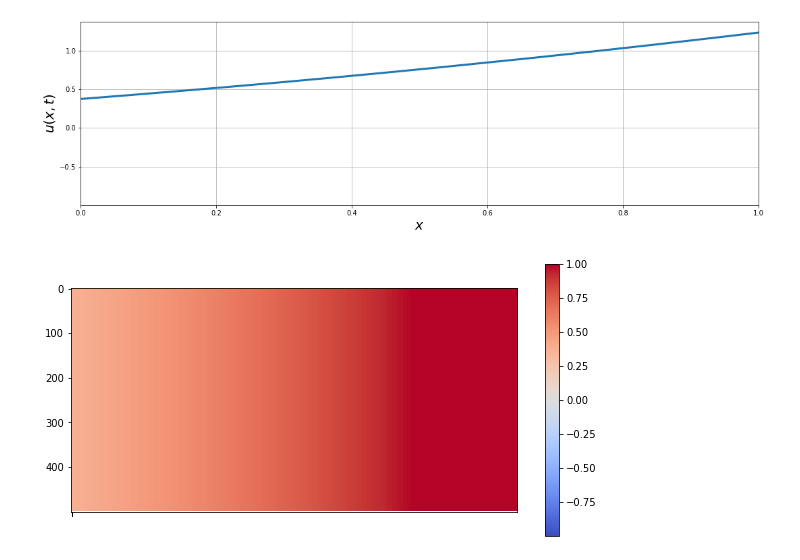
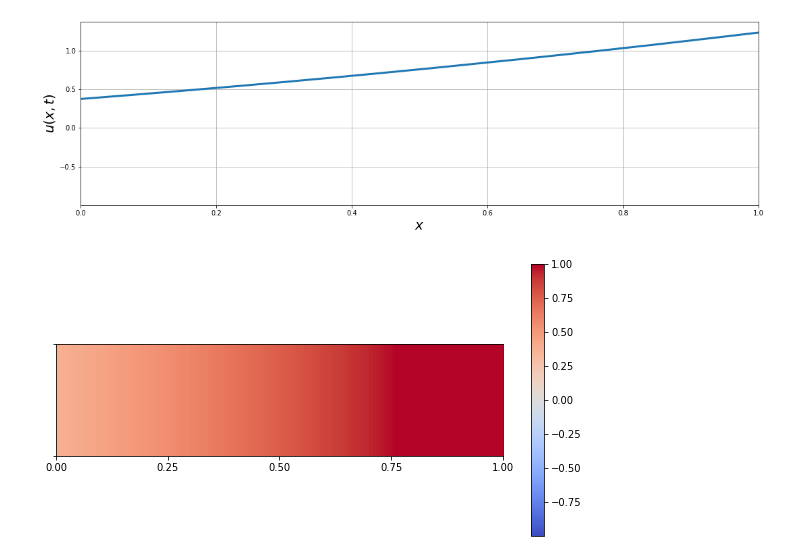
Before and after one commit to derzhavin3016/CompMath, a Jupyter notebook: Lab10/Lab10.ipynb, the cells around one changed output. Saved outputs shown, nothing was run; the diff lists cells and outputs as text; code cells hidden in the pictures.

```diff
--- a/Lab10/Lab10.ipynb
+++ b/Lab10/Lab10.ipynb
@@ -166,21 +166,22 @@ anim.save('solution.gif', writer='imagemagick')
 # %% [output]
 [figure]
 # %%
-fr_am = 60
+fr_am = 50
 fg = plt.figure(figsize=(10, 5))
 ax = plt.axes()
 heat = np.array([u[0] for i in range(int(u.shape[0] / 2))])
-im = plt.imshow(heat, cmap='coolwarm')
-plt.xticks(np.transpose(heat)[0], "")
+im = plt.imshow(heat, cmap='coolwarm', extent=[0, X, 0, X / 4])
+plt.yticks(np.linspace(0, X / 4, 2), "")
+plt.xticks(np.linspace(0, X, 5))
 plt.colorbar()
 
 def animation(t):
   idx = int(t / fr_am * (u.shape[0] - 1))
   heat = np.array([u[idx] for i in range(int(u.shape[0] / 2))])
   im.set_array(heat)
   return [im]
 
 anim = FuncAnimation(fg, animation, frames=fr_am, interval=60, blit=True)
 anim.save('heatmap.gif', writer='imagemagick')
 # %% [output]
-[figure, old version]
+[figure, new version]
```
